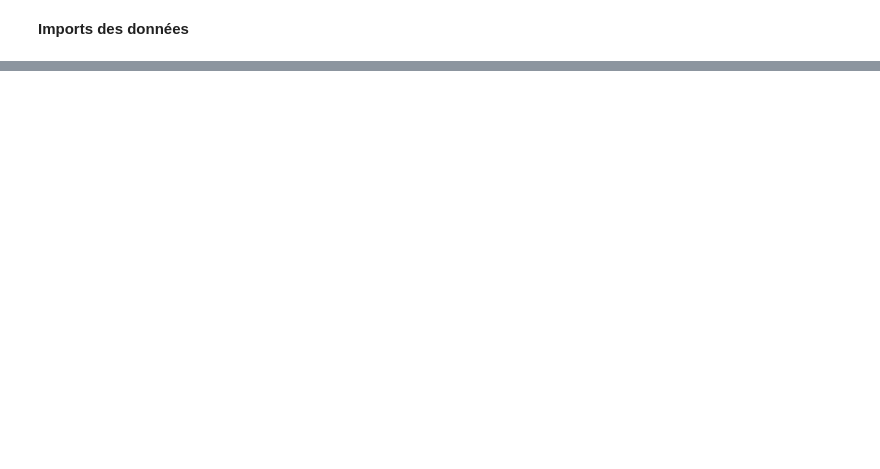
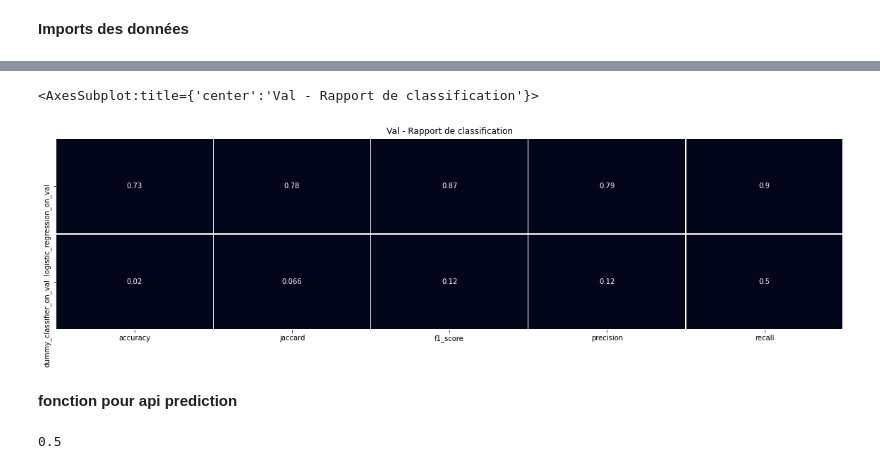
Before and after one commit to Loridan/openclassrooms-iml-projects, a Jupyter notebook: project5/P05_02_notebook_modelisation.ipynb, the cells around one changed output, grey strips where cells are left out. Cells and saved outputs as stored; diff of their text form; code cells hidden in the pictures; blank space fills up the shorter version.

```diff
--- a/project5/P05_02_notebook_modelisation.ipynb
+++ b/project5/P05_02_notebook_modelisation.ipynb
@@ -63,0 +297,11 @@ cfset cfif sitecore temptable crystaldecisions cola columna duedate cfquery cffu
+# %%
+cr = classification_report[classification_report.index.str.contains('val$')].sort_values(by=['accuracy'], ascending=False)
+
+fig, ax = plt.subplots(figsize=(20,5))
+plt.title('Val - Rapport de classification')
+sns.heatmap(cr, vmin=classification_report.max().max(), vmax=classification_report.max().max(), annot=True, cbar=None,linewidths=.5)
+# %% [output]
+<AxesSubplot:title={'center':'Val - Rapport de classification'}>
+[figure, added]
+# %% [markdown]
+**fonction pour api prediction**
@@ -63,0 +323,4 @@ cfset cfif sitecore temptable crystaldecisions cola columna duedate cfquery cffu
+# %%
+jaccard_score(np.array([[0, 1, 1], [1, 1,0]]), np.array([[0, 1,0], [1, 0,0]]), average='samples')
+# %% [output]
+0.5
```
Also changed, not shown: parts of 50 cells of this notebook, 2 other files.
